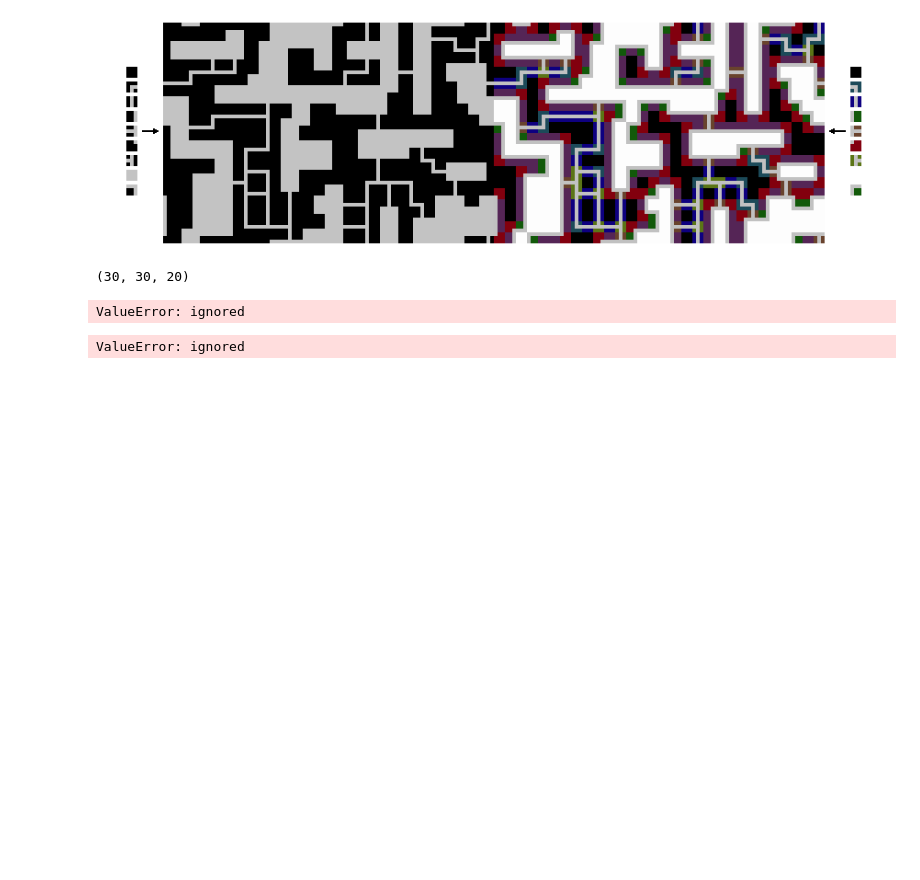
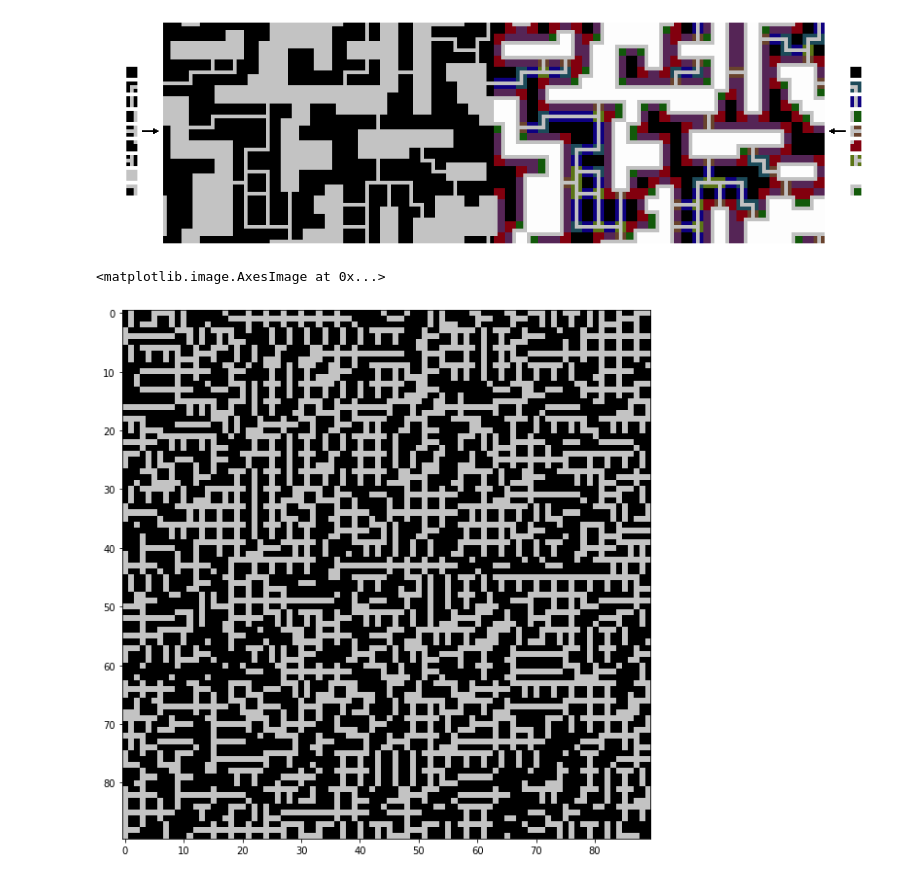
Before and after one commit to thijsgelton/P10-G7_GANs, a Jupyter notebook: P11_G7_wave_function_collapse.ipynb, the cells around one changed output. Saved outputs shown, nothing was run; the diff lists cells and outputs as text; code cells hidden in the pictures; blank space fills up the shorter version.

```diff
--- a/P11_G7_wave_function_collapse.ipynb
+++ b/P11_G7_wave_function_collapse.ipynb
@@ -389,4 +389,6 @@ Please leave any comments or feedback below!
 ## Make another tileset yourself or download one from the internet with at least three constraints. Adapt the implementation to work with this tileset.
 # %% [markdown]
 ![image.png](embedded-picture-1)
+# %%
+tile_h, tile_w = 3, 3
 # %%
@@ -400,3 +405,8 @@
+# %%
+fig, ax = plt.subplots(1, 9)
+for i in range(len(room_images)):
+    ax[i].imshow(np.array(room_images[i]))
+plt.show()
 # %%
 class RoomsEnum(Enum):
     """
@@ -410,9 +420,11 @@ class RoomsEnum(Enum):
     GBG = 5
 # %%
 corridor_up = [RoomsEnum.BBB, RoomsEnum.BGB, RoomsEnum.BBB, RoomsEnum.BGB]
-bend_br = [RoomsEnum.BGB, RoomsEnum.BBB, RoomsEnum.BBB, RoomsEnum.BGB]
+bend_br = [RoomsEnum.GBB, RoomsEnum.BBG, RoomsEnum.GGG, RoomsEnum.GGG]
 corner_br = [RoomsEnum.BBG, RoomsEnum.GBB, RoomsEnum.BBB, RoomsEnum.BBB]
 door_br = [RoomsEnum.GGG, RoomsEnum.GBB, RoomsEnum.BGB, RoomsEnum.BBG]
+side_br = [RoomsEnum.GBB, RoomsEnum.BBB, RoomsEnum.BBG, RoomsEnum.GGG]
+turn_br = [RoomsEnum.BGB, RoomsEnum.BGB, RoomsEnum.BBB, RoomsEnum.BBB]
 t_u = [RoomsEnum.BBB, RoomsEnum.BGB, RoomsEnum.BGB, RoomsEnum.BGB]
 
 tiles = [
@@ -444,6 +456,22 @@ tiles = [
          np.roll(door_br, 2), 1/4),
     Tile('door_bl', door_image.transpose(Image.ROTATE_270),
          np.roll(door_br, 3), 1/4),
+    Tile('side_br', side_image,
+         side_br, 1/4),
+    Tile('side_tr', side_image.transpose(Image.ROTATE_90),
+         np.roll(side_br, 1), 1/4),
+    Tile('side_tl', side_image.transpose(Image.ROTATE_180),
+         np.roll(side_br, 2), 1/4),
+    Tile('side_bl', side_image.transpose(Image.ROTATE_270),
+         np.roll(side_br, 3), 1/4),
+    Tile('turn_br', turn_image,
+         turn_br, 1/4),
+    Tile('turn_tr', turn_image.transpose(Image.ROTATE_90),
+         np.roll(turn_br, 1), 1/4),
+    Tile('turn_tl', turn_image.transpose(Image.ROTATE_180),
+         np.roll(turn_br, 2), 1/4),
+    Tile('turn_bl', turn_image.transpose(Image.ROTATE_270),
+         np.roll(turn_br, 3), 1/4),
     Tile('t_u', t_image,
          t_u, 1/4),
     Tile('t_l', t_image.transpose(Image.ROTATE_90),
@@ -493,30 +525,28 @@ def show_state(potential, tiles):
     rows = np.array(rows)
     n_rows, n_cols, tile_height, tile_width, _ = rows.shape
     images = np.swapaxes(rows, 1, 2)
-    return Image.fromarray(images.reshape(n_rows*tile_height, n_cols*tile_width, 4))
+    return Image.fromarray(images.reshape(n_rows*tile_height, n_cols*tile_width, 3))
 # %%
 potential = np.full((30, 30, len(tiles)), True)
-print(potential.shape)
-display.display(show_state(potential, tiles))
+plt.figure(figsize=(10, 10))
+plt.imshow(show_state(potential, tiles))
-# %% [output]
-(30, 30, 20)
-ValueError: ignored
 # %%
-p = potential
 images = [show_state(p, tiles)]
 while True:
     try:
         p = run_iteration(p)
-        images.append(show_state(p, tiles))  # Move me for speed
     except StopIteration as e:
         break
     except Exception as e:
         print(e)
         break
 
+images.append(show_state(p, tiles))  # Move me for speed
 out = io.BytesIO()
 images[0].save(out, format='gif', save_all=True, append_images=images[1:],
                duration=50, loop=0)
-images[-1]
+plt.figure(figsize=(10, 10))
+plt.imshow(images[-1])
 # %% [output]
-ValueError: ignored
+<matplotlib.image.AxesImage at 0x...>
+[figure, added]
```
Also changed, not shown: parts of 7 cells of this notebook.
